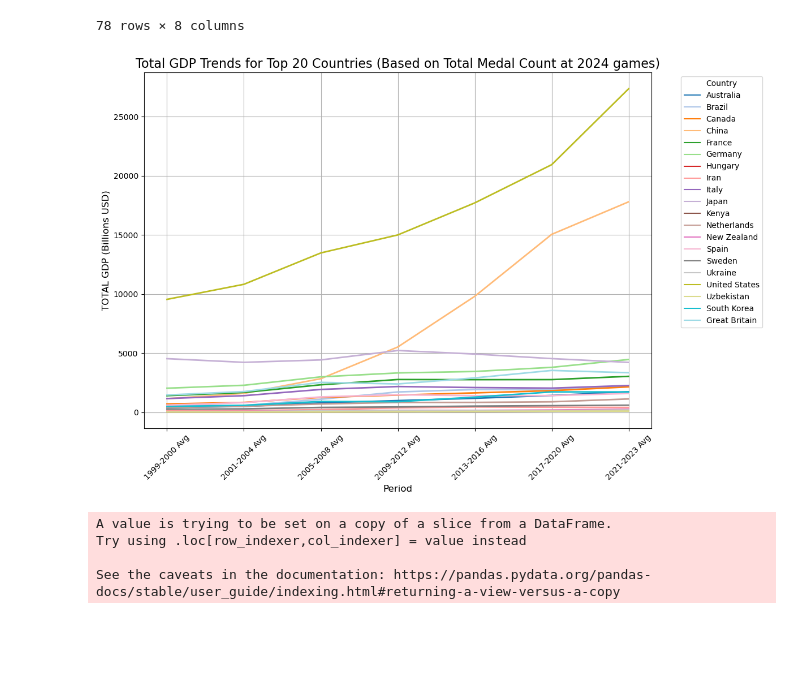
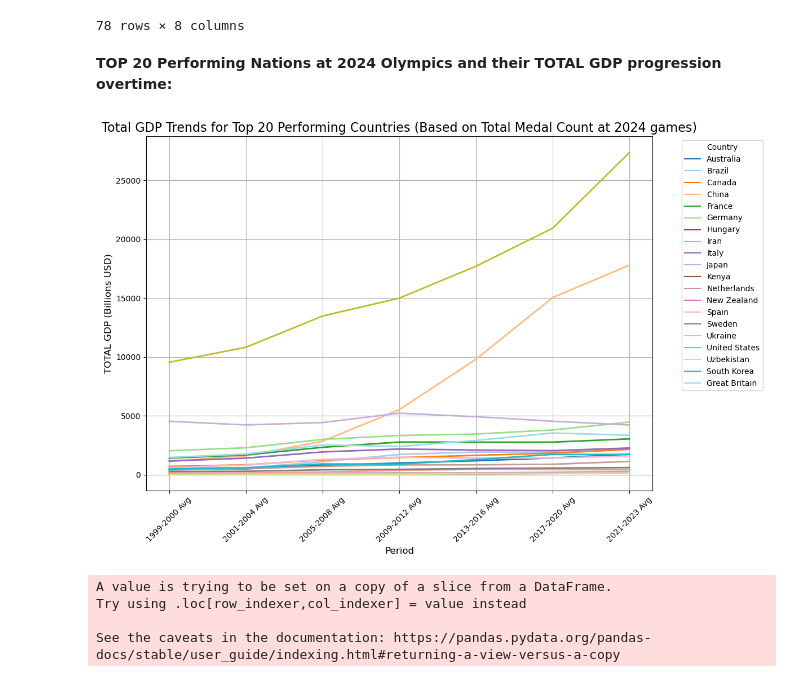
Before and after one commit to levsah/Olympinomics, a Jupyter notebook: FinalProject_Group103-FA24.ipynb, the cells around one changed output. Saved outputs shown, nothing was run; the diff lists cells and outputs as text; code cells hidden in the pictures; blank space fills up the shorter version.

```diff
--- a/FinalProject_Group103-FA24.ipynb
+++ b/FinalProject_Group103-FA24.ipynb
@@ -1075,34 +1035,35 @@ gdp_olympic_avg
 | 76 | Slovakia | 20.4880 | 30.16250 | 62.49475 | 97.905667 | 103.73525 | 105.27675 | ... |
 | 77 | Great Britain | 1456.1100 | 1744.97500 | 2521.90500 | 2387.486667 | 2899.41500 | 3531.65500 | ... |
 78 rows × 8 columns
+# %% [markdown]
+**TOP 20 Performing Nations at 2024 Olympics and their TOTAL GDP progression overtime:**
 # %%
-
 
 top_medal_countries24 = medal_comparison['country'].unique()
 gdp_top20 = gdp_olympic_avg[gdp_olympic_avg['Country'].isin(top_medal_countries24)]
 
 gdp_top20_melted = gdp_top20.melt(id_vars=['Country'],
                                   var_name='Period',
                                   value_name='GDP')
 
 gdp_top20_melted['Period'] = pd.Categorical(
     gdp_top20_melted['Period'],
     categories=gdp_olympic_avg.columns[1:],
     ordered=True
 )
 
 plt.figure(figsize=(12, 8))
 sns.lineplot(data=gdp_top20_melted, x='Period', y='GDP', hue='Country', palette='tab20', linewidth=2)
-plt.title('Total GDP Trends for Top 20 Countries (Based on Total Medal Count at 2024 games)', fontsize=16)
+plt.title('Total GDP Trends for Top 20 Performing Countries (Based on Total Medal Count at 2024 games)', fontsize=16)
 plt.xlabel('Period', fontsize=12)
 plt.ylabel('TOTAL GDP (Billions USD)', fontsize=12)
 plt.legend(title='Country', bbox_to_anchor=(1.05, 1), loc='upper left', fontsize=10)
 plt.xticks(rotation=45)  # Rotate x-axis labels for readability
 plt.grid(True)
 plt.tight_layout()
 plt.show()
 # %% [output]
-[figure, old version]
+[figure, new version]
 # %%
 gdp_top20['GDP_Change'] = gdp_top20['2021-2023 Avg'] - gdp_top20['1999-2000 Avg']
 
```
Also changed, not shown: parts of 45 cells of this notebook.
